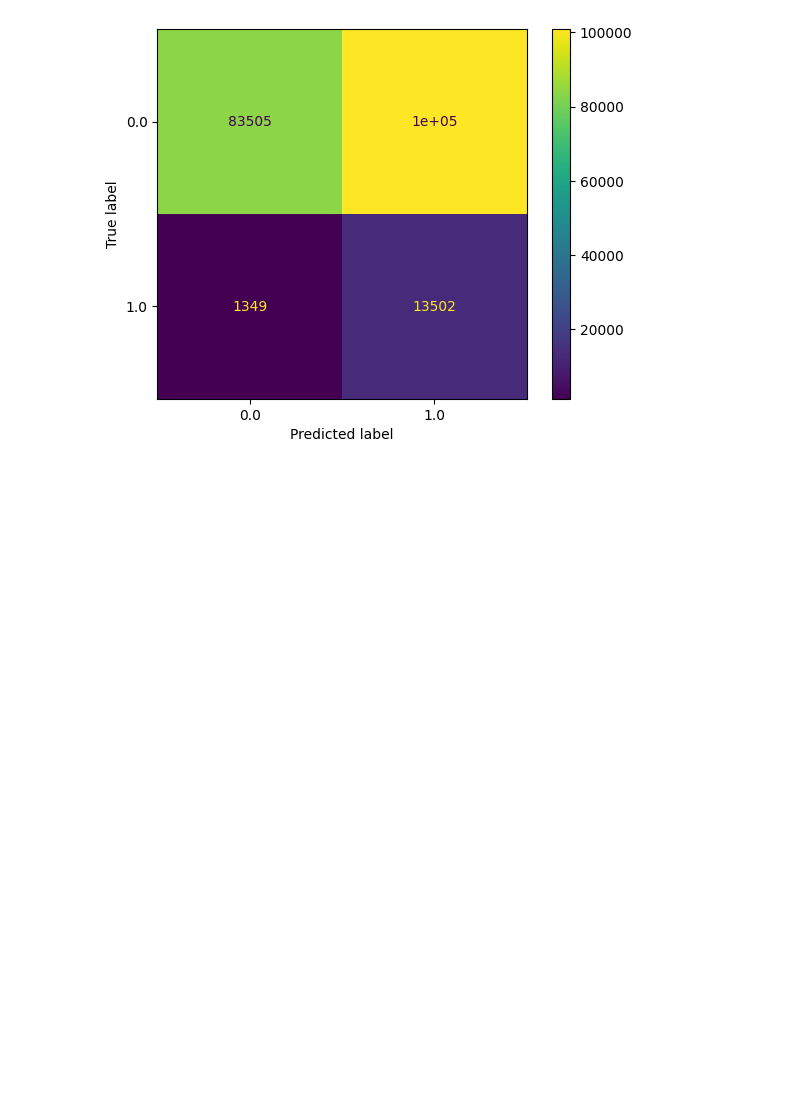
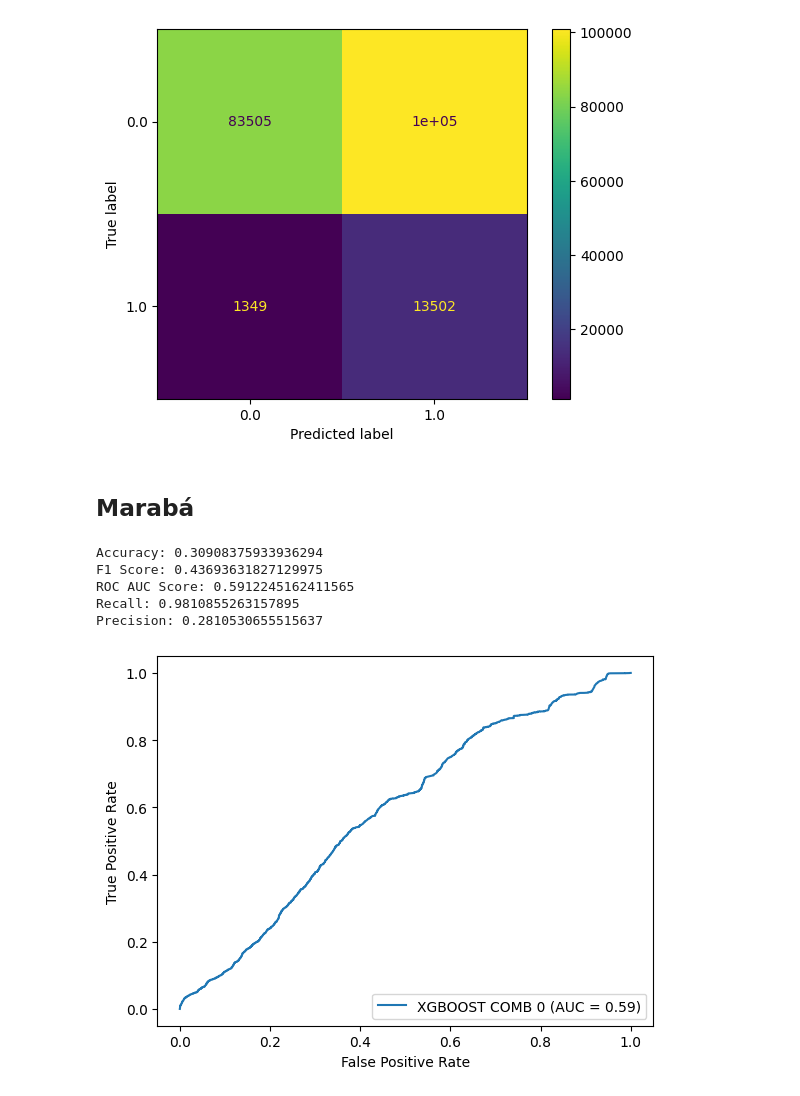
Before and after one commit to CaioRhoden/xai-nui-classification, a Jupyter notebook: notebooks/evaluation/ensambles/evaluate_ensambles.ipynb, the cells around one changed output. Cells and saved outputs as stored; diff of their text form; code cells hidden in the pictures; blank space fills up the shorter version.

```diff
--- a/notebooks/evaluation/ensambles/evaluate_ensambles.ipynb
+++ b/notebooks/evaluation/ensambles/evaluate_ensambles.ipynb
@@ -39,3 +39,23 @@ eval1.plot_roc_curve(y_test, "XGBOOST COMB 0")
 eval1.plot_confusion_matrix(y_test)
 # %% [output]
 [figure]
+# %% [markdown]
+## Marabá
+# %%
+with open(addresses[1], 'rb') as file:
+    model = pickle.load(file)
+# %%
+X_test, y_test  = generate_dataset_split(['Marabá'])
+
+eval1 = EnsambleEvaluator(model)
+eval1.evaluate(X_test, y_test)
+# %% [output]
+Accuracy: 0.30908375933936294
+F1 Score: 0.43693631827129975
+ROC AUC Score: 0.5912245162411565
+Recall: 0.9810855263157895
+Precision: 0.2810530655515637
+# %%
+eval1.plot_roc_curve(y_test, "XGBOOST COMB 0")
+# %% [output]
+[figure, added]
```
Also changed, not shown: parts of 21 cells of this notebook, 4 other files.
